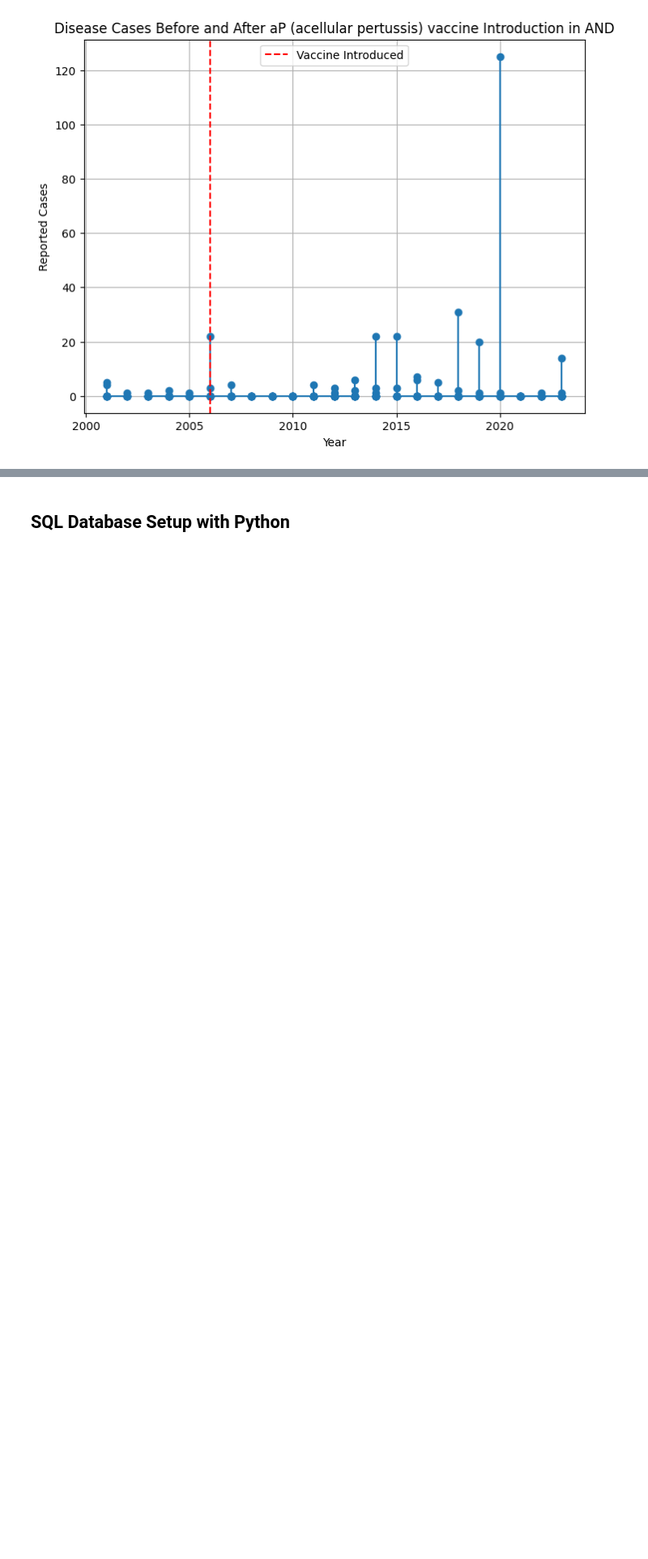
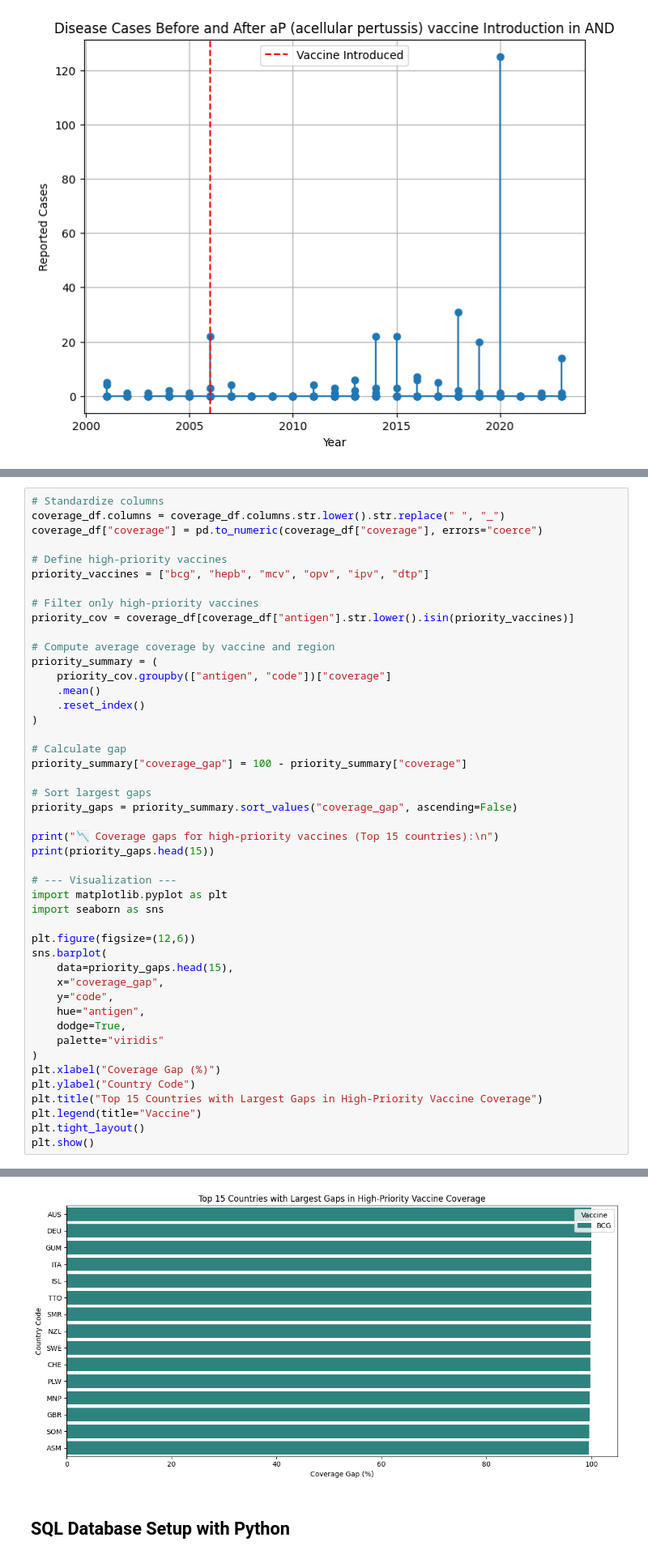
Before and after one commit to Jayvish80/Exploratory-Data-Analysis-of-Vaccination, a Jupyter notebook: Vaccination_DS_with_AI.ipynb, the cells around one changed output, grey strips where cells are left out. Shown at 81% size. Cells and saved outputs as stored; diff of their text form; blank space fills up the shorter version.

```diff
--- a/Vaccination_DS_with_AI.ipynb
+++ b/Vaccination_DS_with_AI.ipynb
@@ -941,0 +1101,47 @@ vaccination clinics). Authorities want to know which strategy is more effective.
+# %%
+# Standardize columns
+coverage_df.columns = coverage_df.columns.str.lower().str.replace(" ", "_")
+coverage_df["coverage"] = pd.to_numeric(coverage_df["coverage"], errors="coerce")
+
+# Define high-priority vaccines
+priority_vaccines = ["bcg", "hepb", "mcv", "opv", "ipv", "dtp"]
+
+# Filter only high-priority vaccines
+priority_cov = coverage_df[coverage_df["antigen"].str.lower().isin(priority_vaccines)]
+
+# Compute average coverage by vaccine and region
+priority_summary = (
+    priority_cov.groupby(["antigen", "code"])["coverage"]
+    .mean()
+    .reset_index()
+)
+
+# Calculate gap
+priority_summary["coverage_gap"] = 100 - priority_summary["coverage"]
+
+# Sort largest gaps
+priority_gaps = priority_summary.sort_values("coverage_gap", ascending=False)
+
+print("📉 Coverage gaps for high-priority vaccines (Top 15 countries):\n")
+print(priority_gaps.head(15))
+
+# --- Visualization ---
+import matplotlib.pyplot as plt
+import seaborn as sns
+
+plt.figure(figsize=(12,6))
+sns.barplot(
+    data=priority_gaps.head(15),
+    x="coverage_gap",
+    y="code",
+    hue="antigen",
+    dodge=True,
+    palette="viridis"
+)
+plt.xlabel("Coverage Gap (%)")
+plt.ylabel("Country Code")
+plt.title("Top 15 Countries with Largest Gaps in High-Priority Vaccine Coverage")
+plt.legend(title="Vaccine")
+plt.tight_layout()
+plt.show()
+# %% [output]
@@ -942,3 +1166,4 @@ vaccination clinics). Authorities want to know which strategy is more effective.
+[figure, added]
 # %% [markdown]
 ## SQL Database Setup with Python
 # %%
```
Also changed, not shown: parts of 32 cells of this notebook.
